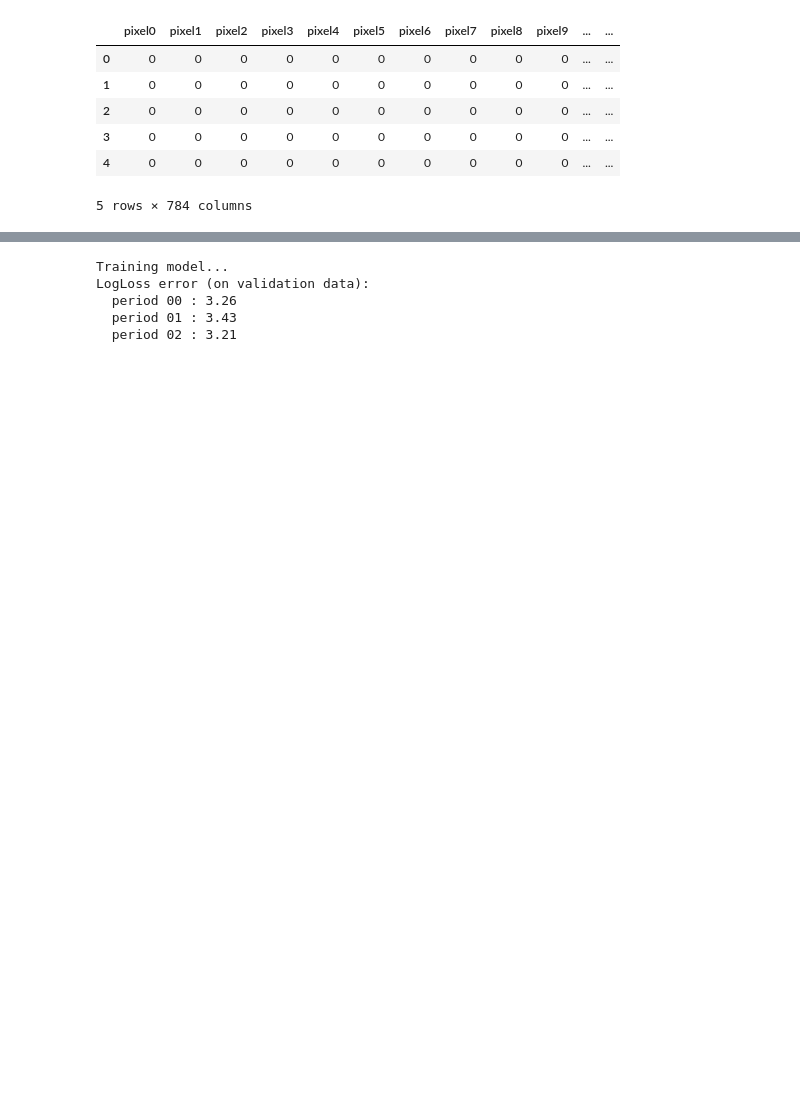
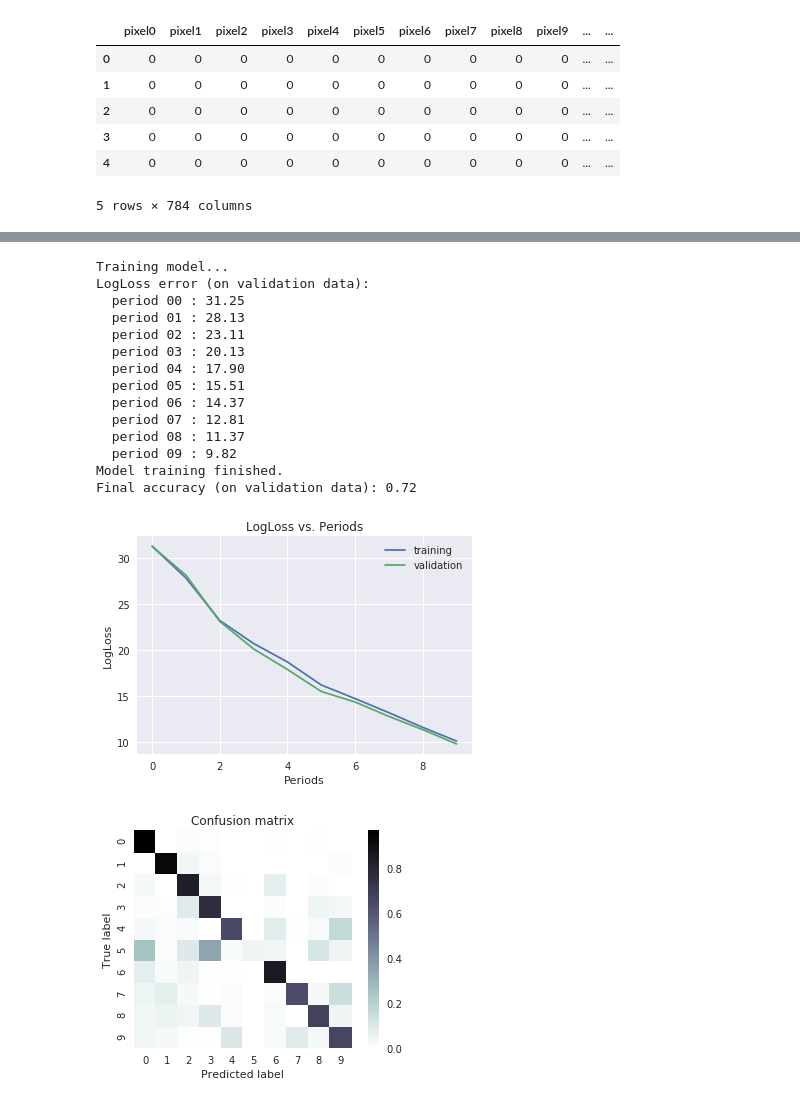
Before and after one commit to rdmcolorz/tensorFlowPiscine, a Jupyter notebook: digitRec/digitCNN.ipynb, the cells around one changed output, grey strips where cells are left out. Cells and saved outputs as stored; diff of their text form; code cells hidden in the pictures; blank space fills up the shorter version.

```diff
--- a/digitRec/digitCNN.ipynb
+++ b/digitRec/digitCNN.ipynb
@@ -339,7 +342,7 @@ def train_nn_classification_model(
   my_optimizer = tf.contrib.estimator.clip_gradients_by_norm(my_optimizer, 5.0)
   ###############################################################
   classifier = tf.estimator.Estimator(
-  model_fn=cnn_model_fn, model_dir="/tmp/cnnmodel/1")
+  model_fn=cnn_model_fn, model_dir="/tmp/cnnmodel/5")
 ##############################################################################
 
   # Train the model, but do so inside a loop so that we can periodically assess
@@ -410,20 +413,31 @@ def train_nn_classification_model(
   return classifier
 # %%
 classifier = train_nn_classification_model(
-    learning_rate=0.8,
+    learning_rate=6,
     steps=1000,
-    batch_size=30,
+    batch_size=100,
     hidden_units=[100, 100],
     training_examples=training_examples,
     training_targets=training_targets,
     validation_examples=validation_examples,
     validation_targets=validation_targets)
 # %% [output]
 Training model...
 LogLoss error (on validation data):
-  period 00 : 3.26
-  period 01 : 3.43
-  period 02 : 3.21
+  period 00 : 31.25
+  period 01 : 28.13
+  period 02 : 23.11
+  period 03 : 20.13
+  period 04 : 17.90
+  period 05 : 15.51
+  period 06 : 14.37
+  period 07 : 12.81
+  period 08 : 11.37
+  period 09 : 9.82
+Model training finished.
+Final accuracy (on validation data): 0.72
+[figure, added]
+[figure, added]
 # %%
 test = test / 255
 test
```
Also changed, not shown: parts of 6 cells of this notebook, 5 other files.
